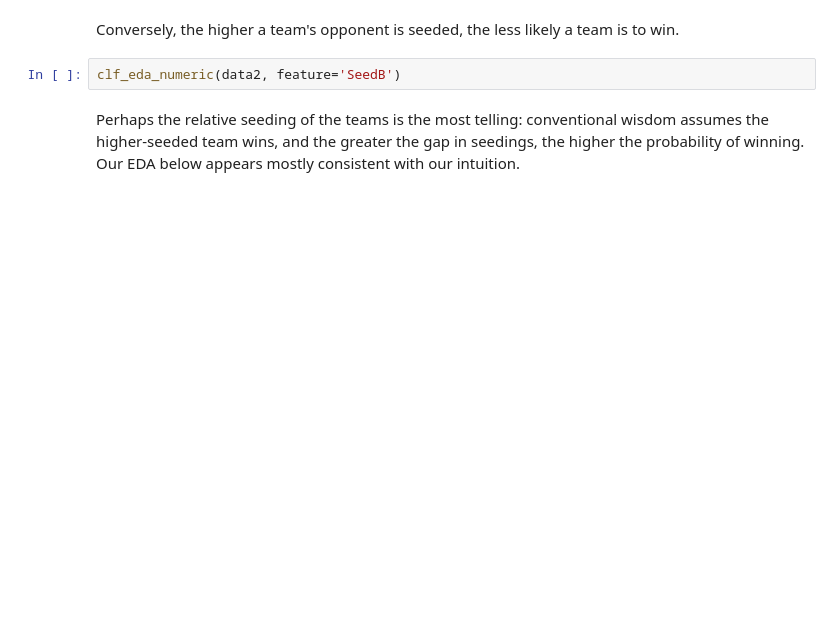
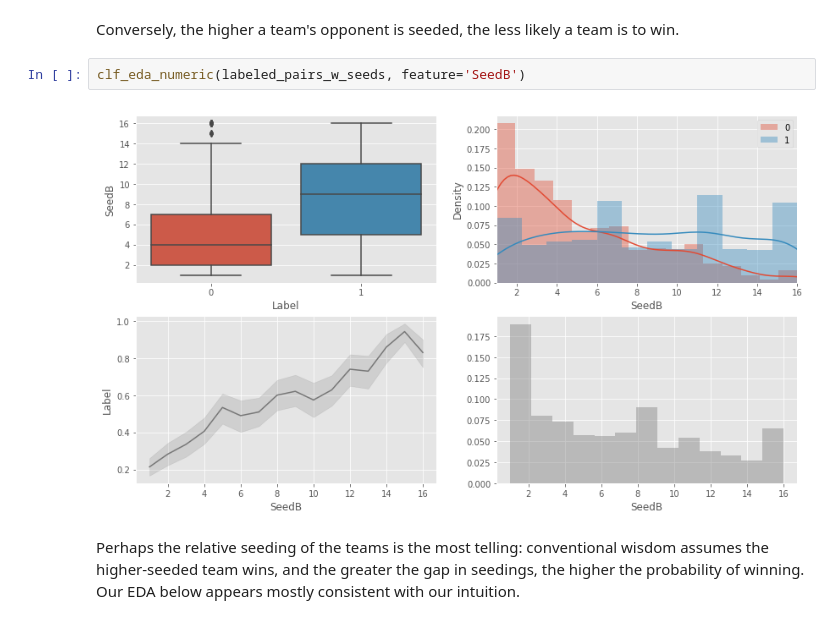
Before and after one commit to nyjgary/march-madness-2020, a Jupyter notebook: March-Madness-2020.ipynb, the cells around one changed output. Saved outputs shown, nothing was run; the diff lists cells and outputs as text; blank space fills up the shorter version.

```diff
--- a/March-Madness-2020.ipynb
+++ b/March-Madness-2020.ipynb
@@ -208,7 +255,9 @@ clf_eda_numeric(data2, feature='SeedA')
 # %% [markdown]
 Conversely, the higher a team's opponent is seeded, the less likely a team is to win.
 # %%
-clf_eda_numeric(data2, feature='SeedB')
+clf_eda_numeric(labeled_pairs_w_seeds, feature='SeedB')
+# %% [output]
+[figure, added]
 # %% [markdown]
 Perhaps the relative seeding of the teams is the most telling: conventional wisdom assumes the higher-seeded team wins, and the greater the gap in seedings, the higher the probability of winning. Our EDA below appears mostly consistent with our intuition.
 # %%
```
Also changed, not shown: parts of 16 cells of this notebook.
